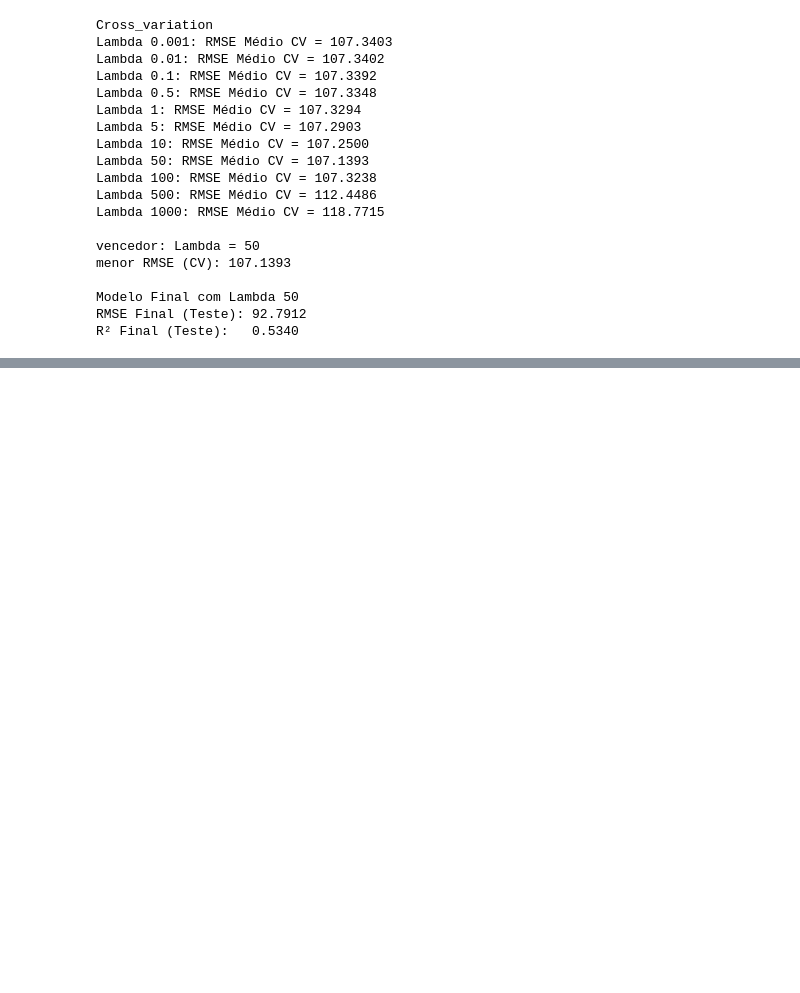
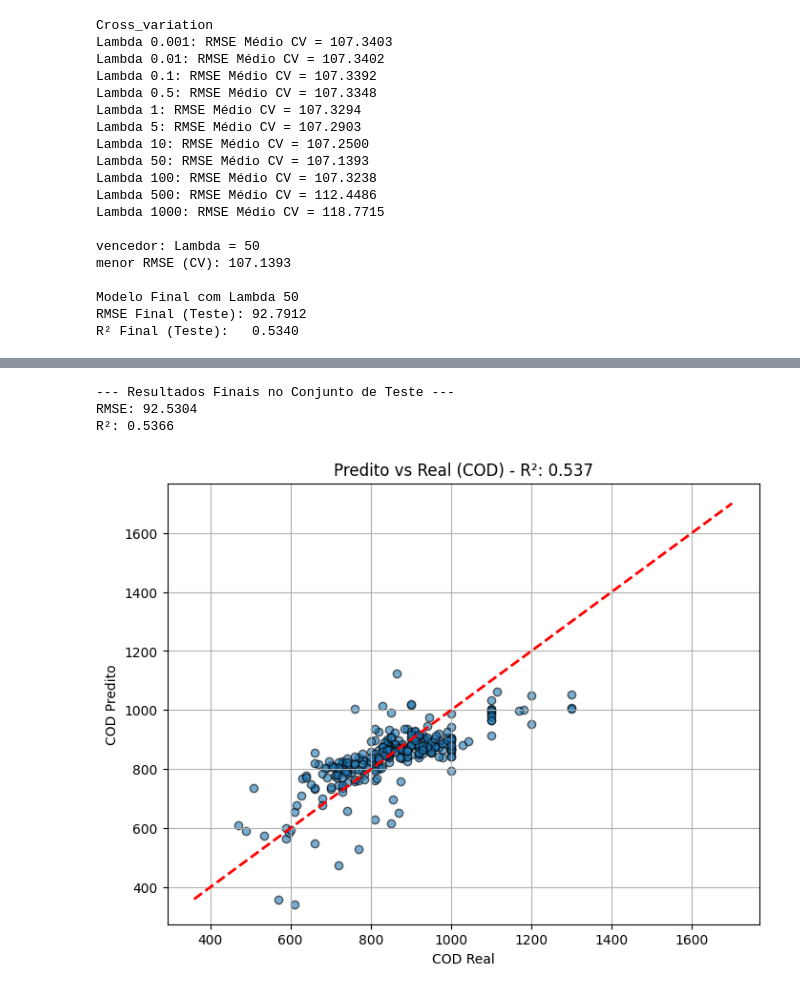
Before and after one commit to Krumpu/Homework_ICA, a Jupyter notebook: HW_2_ICA.ipynb, the cells around one changed output, grey strips where cells are left out. Saved outputs shown, nothing was run; the diff lists cells and outputs as text; code cells hidden in the pictures; blank space fills up the shorter version.

```diff
--- a/HW_2_ICA.ipynb
+++ b/HW_2_ICA.ipynb
@@ -463,0 +546,28 @@ R² Final (Teste):   0.5340
+# %%
+# Avaliação Final
+pls_final = PLSRegression(n_components=optimal_components)
+pls_final.fit(df_x_train_scaled, y_train)
+
+y_pred = pls_final.predict(df_x_test_scaled)
+
+final_rmse = np.sqrt(mean_squared_error(y_test, y_pred))
+final_r2 = r2_score(y_test, y_pred)
+
+print("\n--- Resultados Finais no Conjunto de Teste ---")
+print(f"RMSE: {final_rmse:.4f}")
+print(f"R²: {final_r2:.4f}")
+
+# Gráfico de Dispersão Final
+plt.figure(figsize=(8, 6))
+plt.scatter(y_test, y_pred, alpha=0.6, edgecolors='k')
+plt.plot([df_y.min(), df_y.max()], [df_y.min(), df_y.max()], 'r--', lw=2)
+plt.xlabel('COD Real')
+plt.ylabel('COD Predito')
+plt.title(f'Predito vs Real (COD) - R²: {final_r2:.3f}')
+plt.grid(True)
+plt.show()
+# %% [output]
+--- Resultados Finais no Conjunto de Teste ---
+RMSE: 92.5304
+R²: 0.5366
+[figure, added]
```
Also changed, not shown: parts of 5 cells of this notebook.
